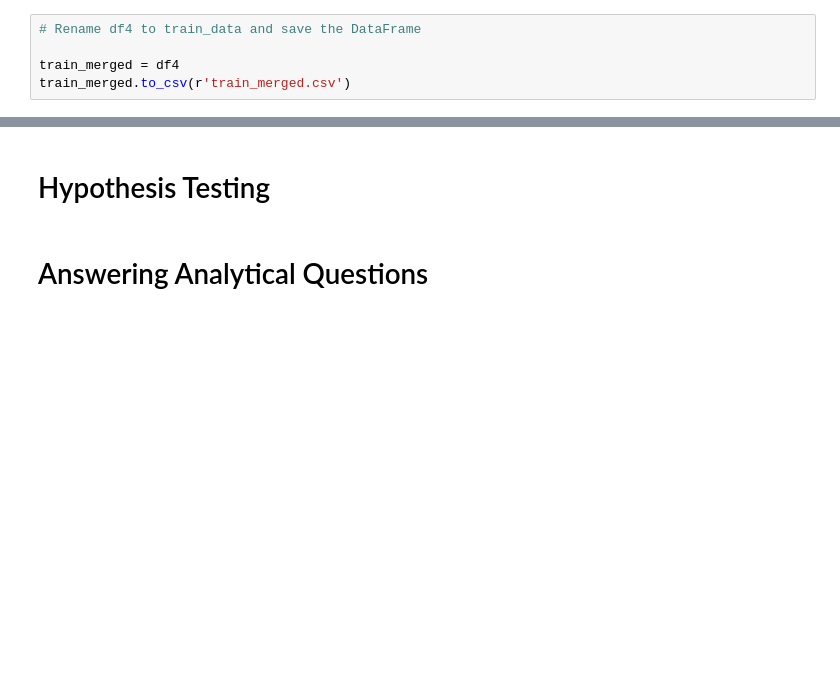
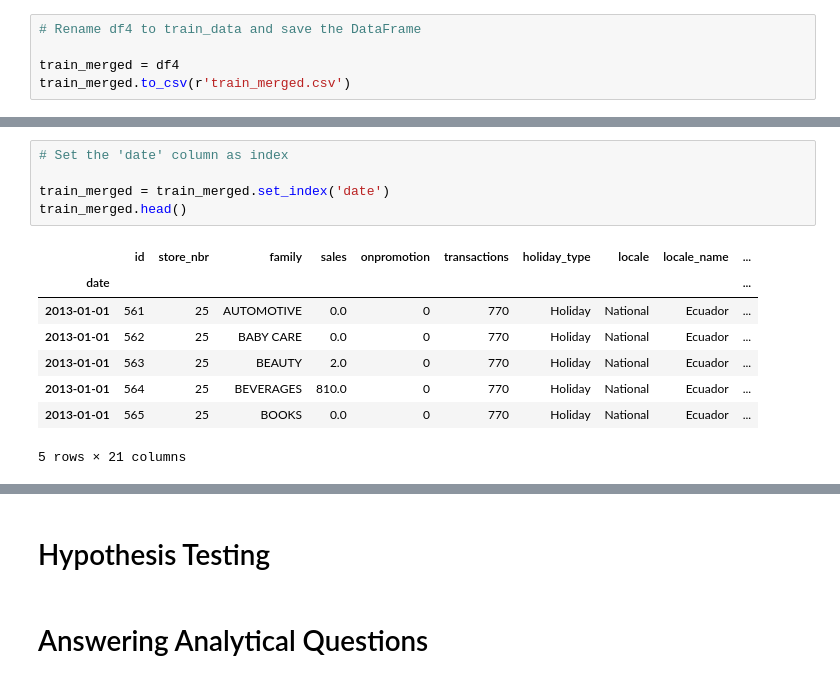
Before and after one commit to iameberedavid/Time-Series-Forecasting-Analysis-For-Corporation-Favorita, a Jupyter notebook: Jupyter Notebook.ipynb, the cells around one changed output, grey strips where cells are left out. Drawn from its saved outputs; the diff is of its cells as text; blank space fills up the shorter version.

```diff
--- a/Jupyter Notebook.ipynb
+++ b/Jupyter Notebook.ipynb
@@ -357,0 +601,14 @@ train_merged.sample(8, random_state = 42)
+# %%
+# Set the 'date' column as index
+
+train_merged = train_merged.set_index('date')
+train_merged.head()
+# %% [output]
+|  | id | store_nbr | family | sales | onpromotion | transactions | holiday_type | locale | locale_name | ... |
+| date |  |  |  |  |  |  |  |  |  | ... |
+| 2013-01-01 | 561 | 25 | AUTOMOTIVE | 0.0 | 0 | 770 | Holiday | National | Ecuador | ... |
+| 2013-01-01 | 562 | 25 | BABY CARE | 0.0 | 0 | 770 | Holiday | National | Ecuador | ... |
+| 2013-01-01 | 563 | 25 | BEAUTY | 2.0 | 0 | 770 | Holiday | National | Ecuador | ... |
+| 2013-01-01 | 564 | 25 | BEVERAGES | 810.0 | 0 | 770 | Holiday | National | Ecuador | ... |
+| 2013-01-01 | 565 | 25 | BOOKS | 0.0 | 0 | 770 | Holiday | National | Ecuador | ... |
+5 rows × 21 columns
```
Also changed, not shown: parts of 38 cells of this notebook.
